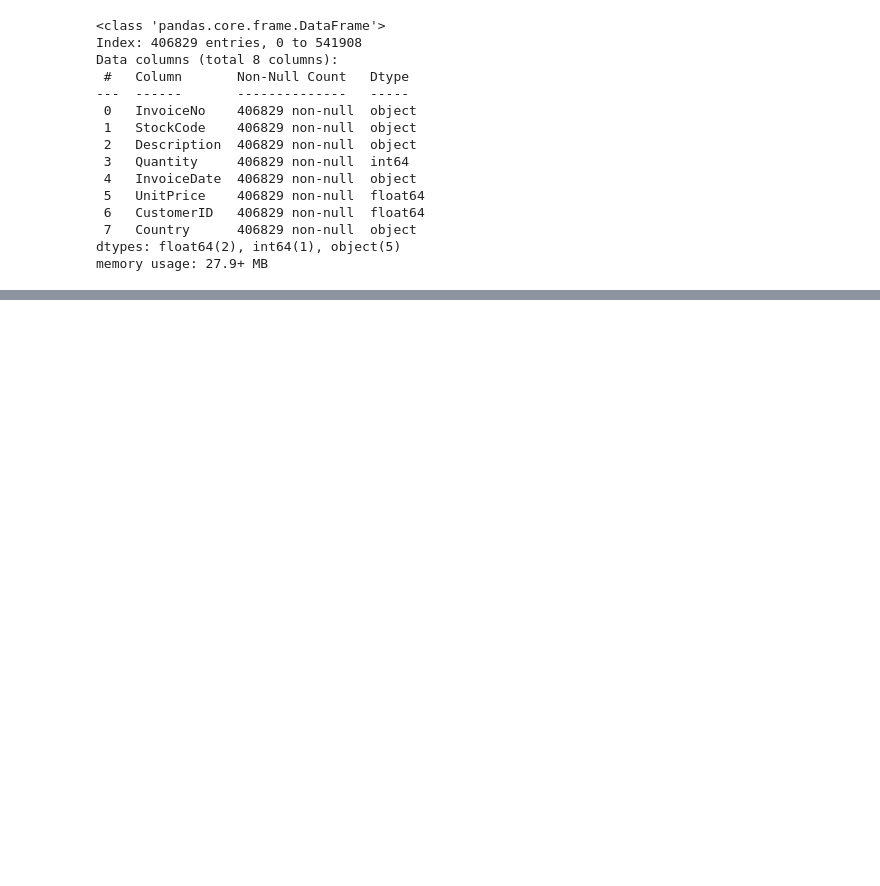
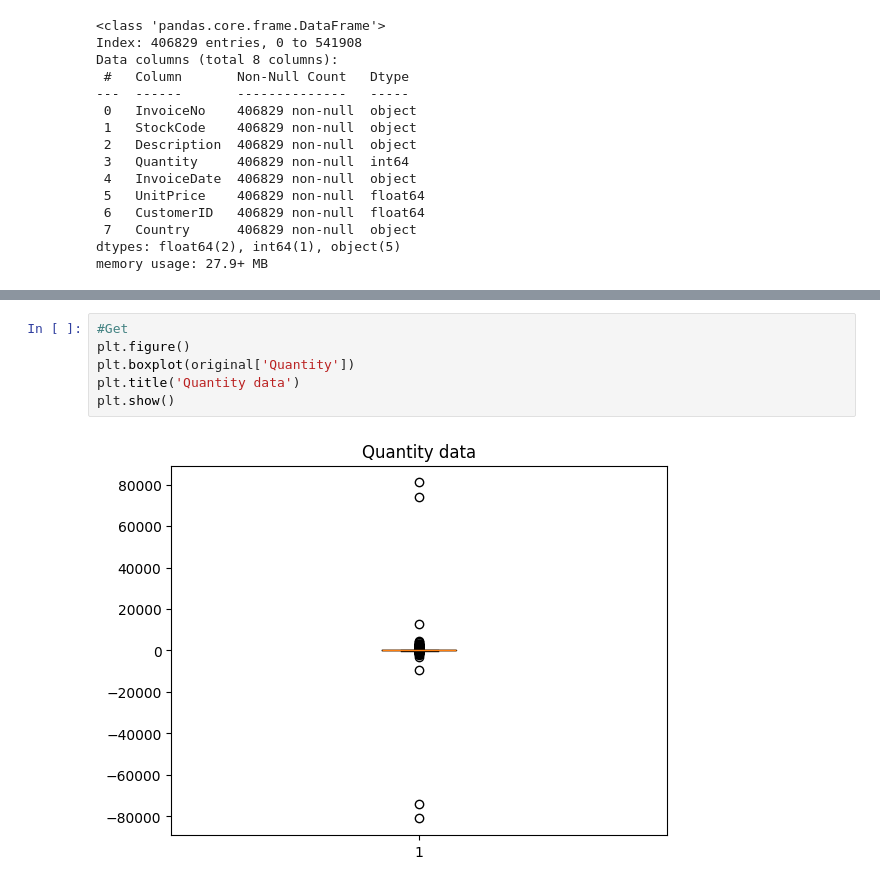
Before and after one commit to carlosmunoz97/citec_technical_test, a Jupyter notebook: online_retail.ipynb, the cells around one changed output, grey strips where cells are left out. Cells and saved outputs as stored; diff of their text form; blank space fills up the shorter version.

```diff
--- a/online_retail.ipynb
+++ b/online_retail.ipynb
@@ -340,0 +340,8 @@ memory usage: 27.9+ MB
+# %%
+#Get
+plt.figure()
+plt.boxplot(original['Quantity'])
+plt.title('Quantity data')
+plt.show()
+# %% [output]
+[figure, added]
```
Also changed, not shown: parts of 27 cells of this notebook, 1 other file.
